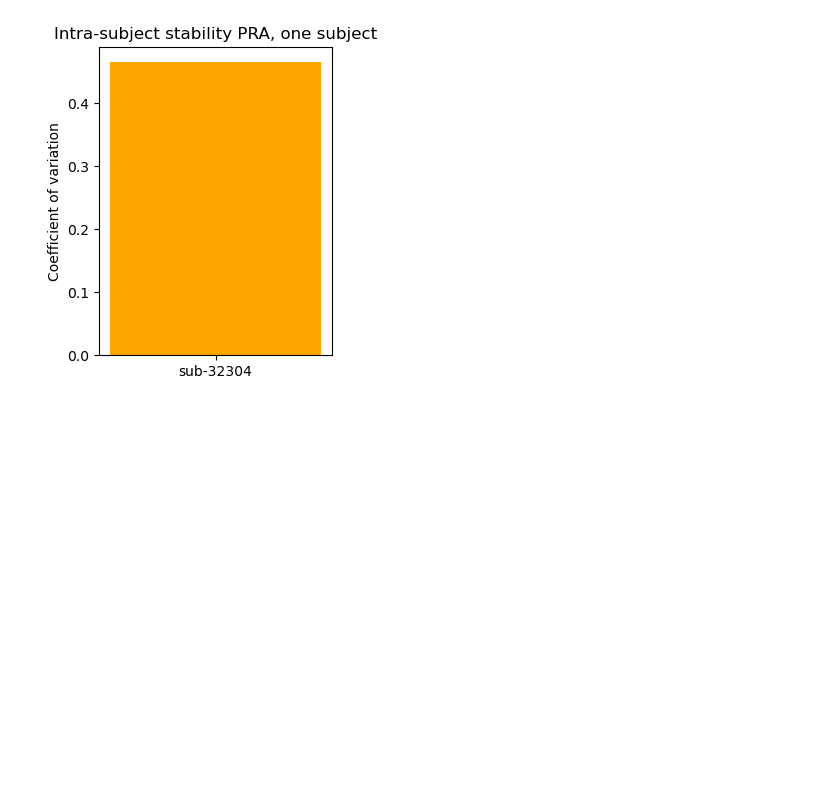
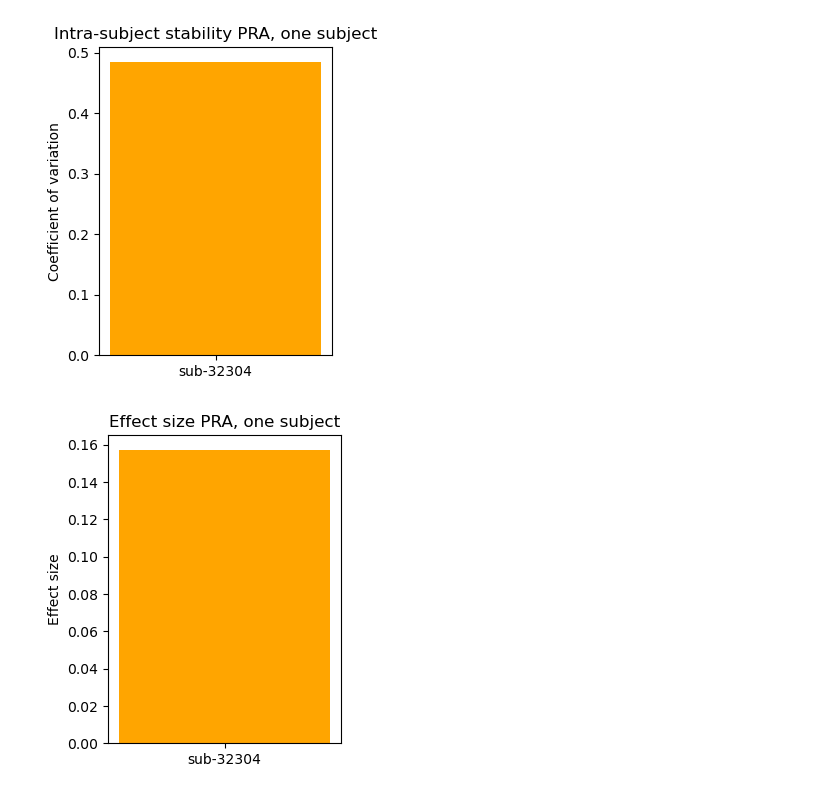
Before and after one commit to econnerty/functional-connectivity, a Jupyter notebook: visualize.ipynb, the cells around one changed output. Cells and saved outputs as stored; diff of their text form; code cells hidden in the pictures; blank space fills up the shorter version.

```diff
--- a/visualize.ipynb
+++ b/visualize.ipynb
@@ -48,5 +63,5 @@ ordered_mean_df.to_csv(f'./mean_df_ordered.csv',header=True,index=False)
 # %%
-cv = cv_connectivity.mean()
+cv = (cv_connectivity.mean() + cv_connectivity_EO.mean())/2
 
 # Plotting the coefficient of variation (CV) as a bar graph
 plt.figure(figsize=(3, 4))
@@ -56,7 +71,21 @@ plt.ylabel('Coefficient of variation')
 #plt.ylim(0, max(cv + 0.1, 1))  # Adjusting y-axis to better fit the CV value
 plt.show()
 # %% [output]
-[figure, old version]
+[figure, new version]
+# %%
+#Calculate effect size from EC to EO using std deviation
+effect_size = (mean_connectivity - mean_connectivity_EO )/(pooled_std)
+
+effect_size = effect_size.mean()
+
+# Plotting the effect size as a bar graph
+plt.figure(figsize=(3, 4))
+plt.bar('sub-32304', effect_size, color='orange')
+plt.title('Effect size PRA, one subject')
+plt.ylabel('Effect size')
+plt.show()
+# %% [output]
+[figure, added]
 # %%
 # Extract the data from '__xarray_dataarray_variable__'
 # Extract the data from '__xarray_dataarray_variable__'
```
Also changed, not shown: parts of 3 cells of this notebook, 7 other files.
